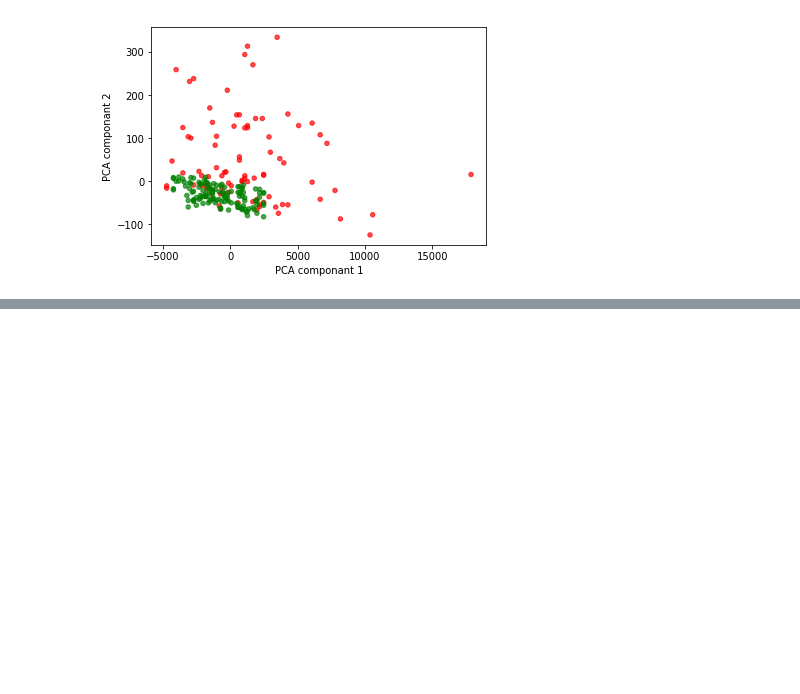
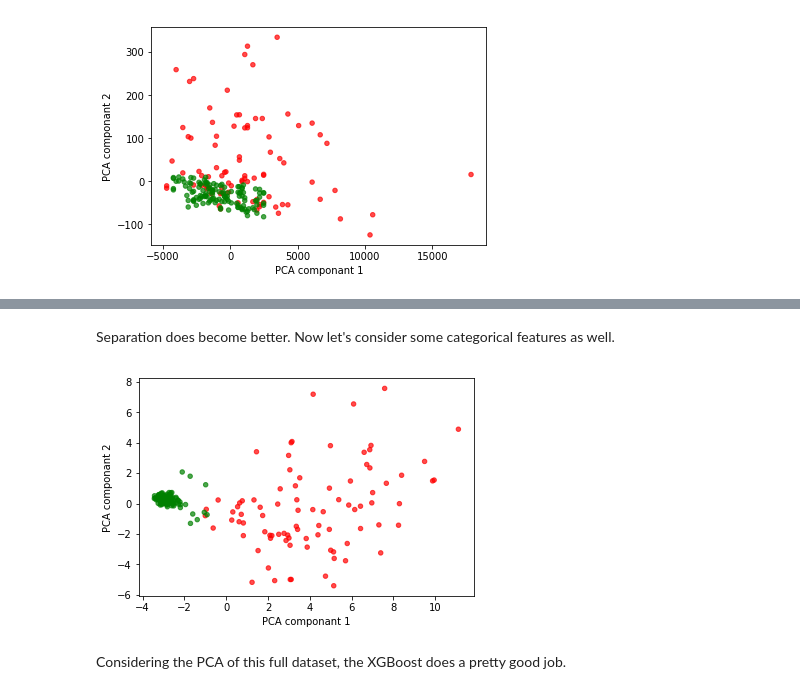
Before and after one commit to yli110-stat697/Chronic-Kidney-Disease, a Jupyter notebook: XGBoost on CKD data.ipynb, the cells around one changed output, grey strips where cells are left out. Drawn from its saved outputs; the diff is of its cells as text; code cells hidden in the pictures; blank space fills up the shorter version.

```diff
--- a/XGBoost on CKD data.ipynb
+++ b/XGBoost on CKD data.ipynb
@@ -175,0 +194,18 @@ plt.show()
+# %% [markdown]
+Separation does become better. Now let's consider some categorical features as well.
+# %%
+X = X.dropna(axis=0, how='any')
+pca_full_feature = sc.fit_transform(X)
+
+pca = PCA(n_components=2)
+pca.fit(pca_full_feature)
+T = pca.transform(pca_full_feature)
+T = pd.DataFrame(T)
+
+T.columns = ['PCA componant 1', 'PCA componant 2']
+T.plot.scatter(x='PCA componant 1', y='PCA componant 2', marker='o', alpha=0.7, color = label_color)
+plt.show()
+# %% [output]
+[figure, added]
+# %% [markdown]
+Considering the PCA of this full dataset, the XGBoost does a pretty good job.
```
Also changed, not shown: parts of 3 cells of this notebook.
